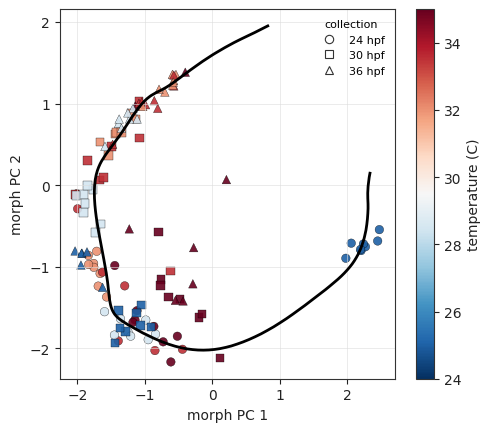
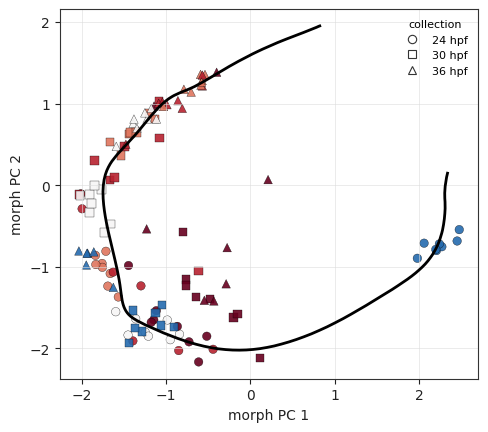
Code edit (unified diff) that turned the first committed figure into the second:
--- before
+++ after
@@ -23,2 +23,21 @@
 savefig(fig, '02a_morph_pca_3d_with_wt_spline')
 plt.show()
+
+for azim in range(0, 360, 15):
+    fig = plt.figure(figsize=(6.2, 5.2))
+    ax = fig.add_subplot(111, projection='3d')
+    temperature_timepoint_scatter(
+        ax,
+        hf['PCA_00_bio'],
+        hf['PCA_01_bio'],
+        hf['temperature'],
+        hf['timepoint'],
+        z=hf['PCA_02_bio'],
+        s=22,
+        add_legend=False,
+    )
+    ax.plot(spline_morph['PCA_00_bio'], spline_morph['PCA_01_bio'], spline_morph['PCA_02_bio'], color='black', lw=2)
+    ax.set_xlabel('morph PC 1'); ax.set_ylabel('morph PC 2'); ax.set_zlabel('morph PC 3')
+    ax.view_init(elev=30, azim=azim)
+    savefig(fig, f'02a_morph_pca_3d_with_wt_spline_azim{azim:03d}')
+    plt.close(fig)

Commit: Tons of figure making notebooks